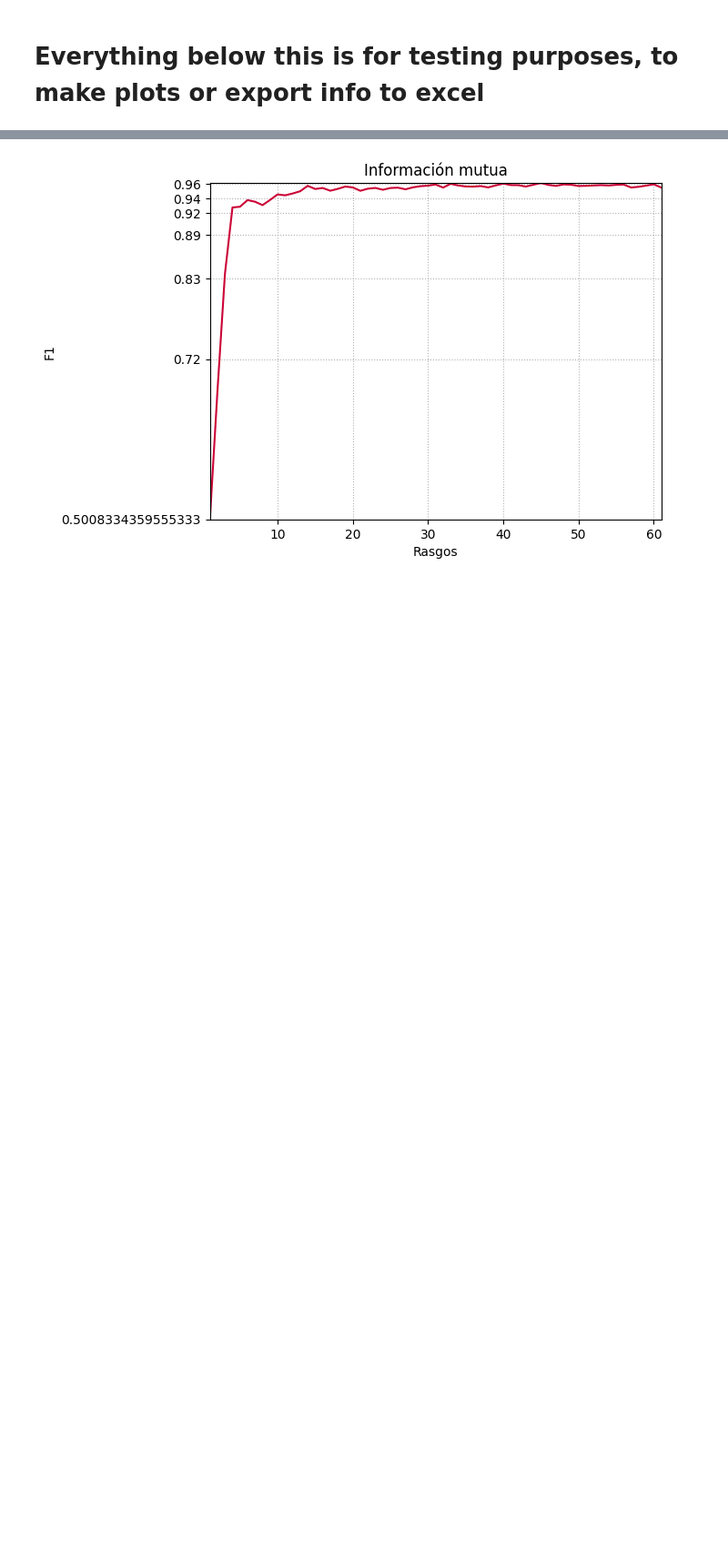
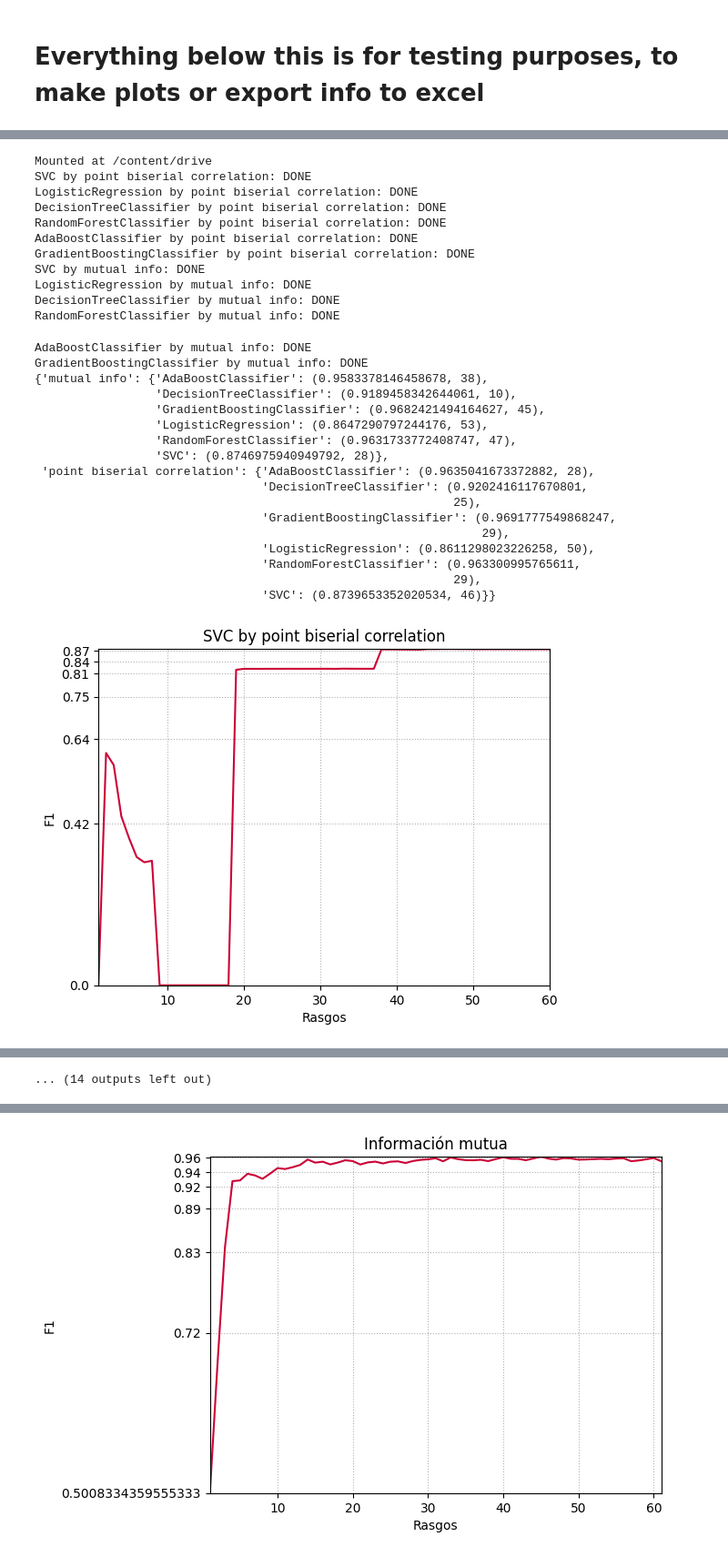
Before and after one commit to IvanInRainbows/TFG-IvanMontejoDeGarcini, a Jupyter notebook: sklearnModelPrototype.ipynb, the cells around one changed output, grey strips where cells are left out. Shown at 91% size. Saved outputs shown, nothing was run; the diff lists cells and outputs as text; code cells hidden in the pictures; blank space fills up the shorter version.

```diff
--- a/sklearnModelPrototype.ipynb
+++ b/sklearnModelPrototype.ipynb
@@ -220,10 +354,10 @@ Full dataset prediction (I know this is wrong but I like to see high numbers):
 # %% [markdown]
 This next model uses the overall best performing algorithm (Random forest) and the average number of features (41) when that algorithm is the best performing.
 # %%
-order_by_coefficient = "mutual info"
+order_by_coefficient = "point biserial correlation"
 feature_cols = correlations.sort_values(by=order_by_coefficient ,key=lambda v: abs(v), ascending=False)[order_by_coefficient].index
-final_model = ensemble.RandomForestClassifier()
-nfeatures = 41
+final_model = ensemble.GradientBoostingClassifier()
+nfeatures = 29
 x_train = np.array(df_gpt[feature_cols[:nfeatures]][:int(0.7*len(df_gpt))].to_numpy().tolist() + df_human[feature_cols[:nfeatures]][:int(0.7*len(df_human))].to_numpy().tolist())
 y_train = np.array(df_gpt["label"][:int(0.7*len(df_gpt))].to_numpy().tolist() + df_human["label"][:int(0.7*len(df_human))].to_numpy().tolist())
 x_test  = np.array(df_gpt[feature_cols[:nfeatures]][int(0.7*len(df_gpt)):].to_numpy().tolist() + df_human[feature_cols[:nfeatures]][int(0.7*len(df_human)):].to_numpy().tolist())
@@ -312,0 +426,70 @@ for num in range(1):
+# %%
+drive.mount('/content/drive', force_remount=True)
+# Generates one excel file for each algorithm in "models" with the number of features as columns and the iteration as rows. It's executed 40 times and it writes to the excel the F1 score.
+# This is done for both the features ordered by point biserial and mutual info
+iterations = 40
+lim = 0.85
+best_perf = {"point biserial correlation" : {}, "mutual info" : {}}
+for coef in ("point biserial correlation", "mutual info"):
+  feature_cols = correlations.sort_values(by=coef ,key=lambda v: abs(v), ascending=False)[order_by_coefficient].index
+  maxiters = 100000 #Max iterations for the logistic regression and Support Vector Classification models
+  models = (svm.SVC(max_iter=maxiters), LogisticRegression(max_iter=maxiters), tree.DecisionTreeClassifier(), ensemble.RandomForestClassifier(), ensemble.AdaBoostClassifier(), ensemble.GradientBoostingClassifier())
+  for m in models:
+    models_eval = pd.DataFrame(columns=[i for i in range(1, len(feature_cols))], index=[i for i in range(iterations)])
+    model = None
+    for num in range(iterations):
+      df = pd.read_excel('/content/drive/MyDrive/Colab Notebooks/Python/TFG/train_corpus.xlsx', header=0, index_col=0) # Read an excel from the path. The path written to work with my drive in google colab
+
+      df = df.sample(frac=1).reset_index(drop=True) # Shuffles the dataframe
+
+      # DataFrames containing the stratified data (label 1 for AI generated and label 0 got human generated texts)
+      df_gpt = df[df["label"] == 1]
+      df_human = df[df["label"] == 0]
+      for i in range(len(feature_cols)):
+        model = deepcopy(m)
+        # Generate train and test data. The data is sampled in a stratified way, taking the same proportion of each label.
+        x_train = np.array(df_gpt[feature_cols[:len(feature_cols)-i]][:int(0.7*len(df_gpt))].to_numpy().tolist() + df_human[feature_cols[:len(feature_cols)-i]][:int(0.7*len(df_human))].to_numpy().tolist())
+        y_train = np.array(df_gpt["label"][:int(0.7*len(df_gpt))].to_numpy().tolist() + df_human["label"][:int(0.7*len(df_human))].to_numpy().tolist())
+        x_test  = np.array(df_gpt[feature_cols[:len(feature_cols)-i]][int(0.7*len(df_gpt)):].to_numpy().tolist() + df_human[feature_cols[:len(feature_cols)-i]][int(0.7*len(df_human)):].to_numpy().tolist())
+        y_test  = np.array(df_gpt["label"][int(0.7*len(df_gpt)):].to_numpy().tolist() + df_human["label"][int(0.7*len(df_human)):].to_numpy().tolist())
+        model.fit(x_train, y_train) # Model training
+        y_prediction = model.predict(x_test)
+        models_eval.loc[num, len(feature_cols[:len(feature_cols)-i])] = comparePredict(y_prediction, y_test, False)["f1"]
+    models_eval.loc["Average"] = [np.mean(models_eval[col].to_numpy()) for col in models_eval.columns]
+    saveGraph(models_eval.columns, models_eval.loc["Average"], f"/content/drive/MyDrive/Colab Notebooks/Python/TFG/{coef}/{type(model).__name__}", "features", f"{type(model).__name__} by {coef}", nticks = 7)
+    saveGraph(models_eval.columns, models_eval.loc["Average"], f"/content/drive/MyDrive/Colab Notebooks/Python/TFG/{coef}/{type(model).__name__}", "featuresZoom", f"{type(model).__name__} by {coef}, ylim = {lim}", nticks = 7, ylim_bot=lim)
+    best_perf[coef][type(model).__name__] = (models_eval.loc["Average"].max(), int(models_eval.loc["Average"].idxmax()))
+    models_eval.to_excel(f"/content/drive/MyDrive/Colab Notebooks/Python/TFG/{coef}/{type(model).__name__}.xlsx", engine="openpyxl")
+    print(f"{type(model).__name__} by {coef}: DONE")
+
+pprint(best_perf)
+# %% [output]
+Mounted at /content/drive
+SVC by point biserial correlation: DONE
+LogisticRegression by point biserial correlation: DONE
+DecisionTreeClassifier by point biserial correlation: DONE
+RandomForestClassifier by point biserial correlation: DONE
+AdaBoostClassifier by point biserial correlation: DONE
+GradientBoostingClassifier by point biserial correlation: DONE
+SVC by mutual info: DONE
+LogisticRegression by mutual info: DONE
+DecisionTreeClassifier by mutual info: DONE
+RandomForestClassifier by mutual info: DONE
+AdaBoostClassifier by mutual info: DONE
+GradientBoostingClassifier by mutual info: DONE
+{'mutual info': {'AdaBoostClassifier': (0.9583378146458678, 38),
+                 'DecisionTreeClassifier': (0.9189458342644061, 10),
+                 'GradientBoostingClassifier': (0.9682421494164627, 45),
+                 'LogisticRegression': (0.8647290797244176, 53),
+                 'RandomForestClassifier': (0.9631733772408747, 47),
+                 'SVC': (0.8746975940949792, 28)},
+ 'point biserial correlation': {'AdaBoostClassifier': (0.9635041673372882, 28),
+                                'DecisionTreeClassifier': (0.9202416117670801,
+                                                           25),
+                                'GradientBoostingClassifier': (0.9691777549868247,
+                                                               29),
+                                'LogisticRegression': (0.8611298023226258, 50),
+                                'RandomForestClassifier': (0.963300995765611,
+                                                           29),
+                                'SVC': (0.8739653352020534, 46)}}
+[figure, added]
@@ -312,0 +505 @@ for num in range(1):
+... (14 outputs left out)
```
Also changed, not shown: parts of 24 cells of this notebook, 5 other files.
